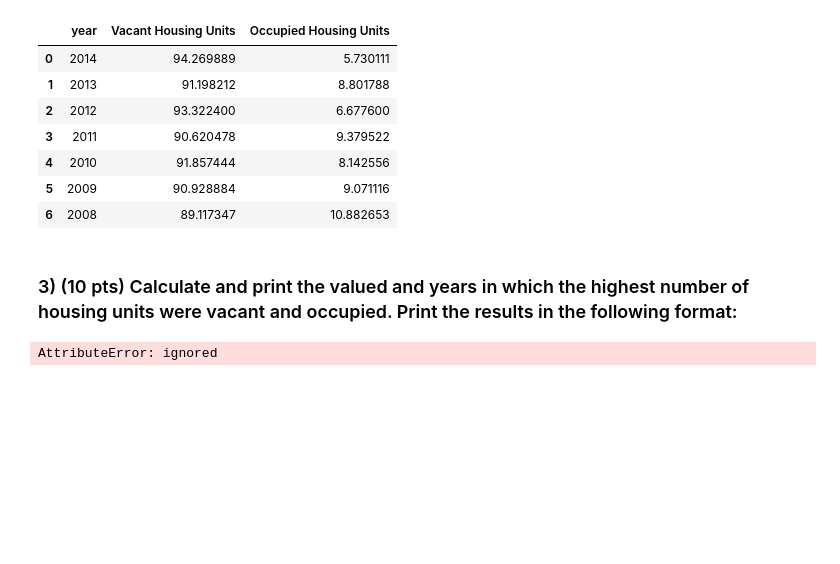
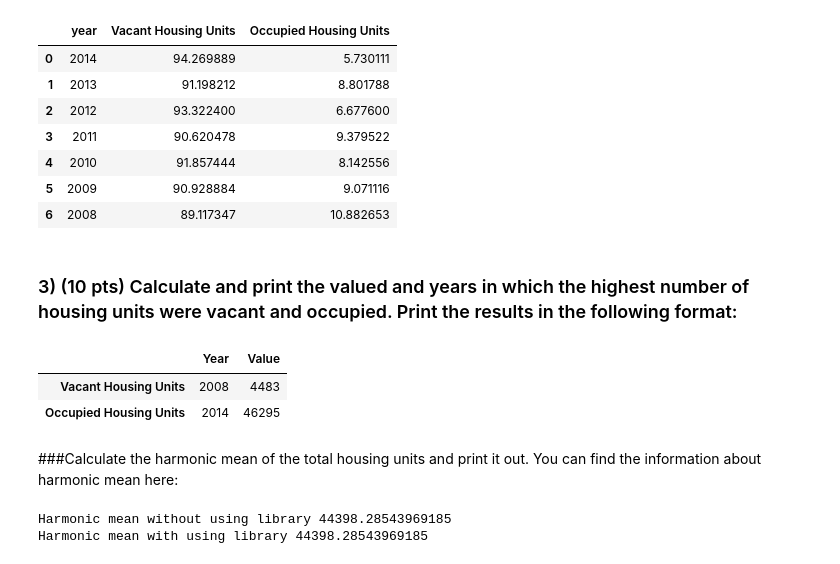
Before and after one commit to Abhivarma-Birru-Unt/Abhivarma_INFO5731_Spring2023, a Jupyter notebook: INFO5731_Assignment_One_fall2022_Abhivarma.ipynb, the cells around one changed output. Saved outputs shown, nothing was run; the diff lists cells and outputs as text; code cells hidden in the pictures; blank space fills up the shorter version.

```diff
--- a/INFO5731_Assignment_One_fall2022_Abhivarma.ipynb
+++ b/INFO5731_Assignment_One_fall2022_Abhivarma.ipynb
@@ -297,14 +277,41 @@ final_percentage_dataFrame
 # %%
 vacantUnits = dataFrameOfHousing[dataFrameOfHousing["title_field"] =="Vacant Housing Units"]
 occupiedUnits = dataFrameOfHousing[dataFrameOfHousing["title_field"] =="Occupied Housing Units"]
 
+#Finding maximum vacant units and its year
 maximumVacantUnitValue = vacantUnits["value"].max()
-maximumVacantUnitValuedYear = vacantUnits[vacantUnits["value"] == maximumVacantUnitValue].get("year")
+maximumVacantUnitValuedYear = vacantUnits[vacantUnits["value"] == maximumVacantUnitValue]["year"]
+maximumVacantDf = pd.DataFrame({"Year":maximumVacantUnitValuedYear,"Value":maximumVacantUnitValue})
 
+#Finding maximum occupied units and the year
 maximumOccupiedUnitValue = occupiedUnits["value"].max()
-maximumOccupiedUnitValuedYear = occupiedUnits[occupiedUnits["value"] == maximumOccupiedUnitValue].get("year")
+maximumOccupiedUnitValuedYear = occupiedUnits[occupiedUnits["value"] == maximumOccupiedUnitValue]["year"]
+maximumOccupiedDf = pd.DataFrame({"Year":maximumOccupiedUnitValuedYear,"Value":maximumOccupiedUnitValue})
 
-final_DataFrame = pd.Dataframe({"Year":[maximumVacantUnitValuedYear,maximumOccupiedUnitValuedYear],"value":[maximumVacantUnitValue,maximumOccupiedUnitValue]})
-final_DataFrame
+#Merging 2 dataframes into one
+finalDataFrame = maximumVacantDf.append(maximumOccupiedDf)
+finalDataFrame.rename(index={19:"Vacant Housing Units",2:"Occupied Housing Units"})
 # %% [output]
-AttributeError: ignored
+|  | Year | Value |
+| Vacant Housing Units | 2008 | 4483 |
+| Occupied Housing Units | 2014 | 46295 |
+# %% [markdown]
+###Calculate the harmonic mean of the total housing units and print it out. You can find the information about harmonic mean here:
+# %%
+from scipy import stats as st
+
+TotalHousingUnits = dataFrameOfHousing[dataFrameOfHousing["title_field"] == "Total Housing Units"]["value"]
+
+#Harmonic mean without using library
+harmonicSum = 0
+for value in TotalHousingUnits:
+  harmonicSum += 1/value
+harmonicMean = len(TotalHousingUnits)/harmonicSum
+print("Harmonic mean without using library",harmonicMean)
+
+#Harmonic Mean with using Library
+harmonicMean1 = st.hmean(TotalHousingUnits)
+print("Harmonic mean with using library",harmonicMean1)
+# %% [output]
+Harmonic mean without using library 44398.28543969185
+Harmonic mean with using library 44398.28543969185
```
Also changed, not shown: parts of 2 cells of this notebook.
